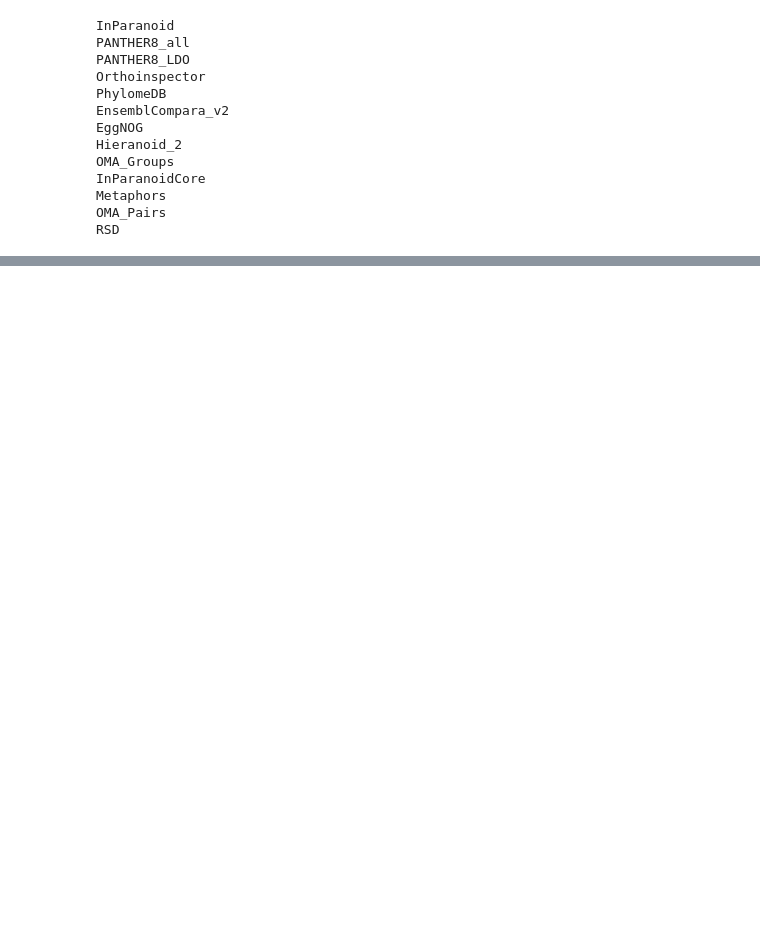
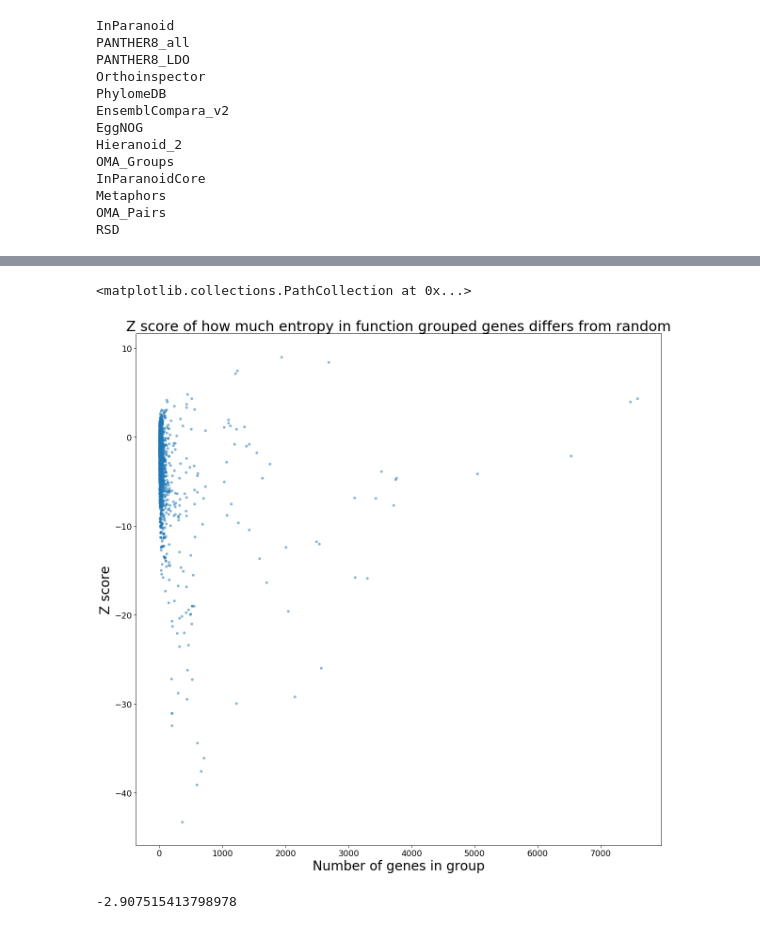
Before and after one commit to angwhen/geneage, a Jupyter notebook: Entropy among all datasets for each func group.ipynb, the cells around one changed output, grey strips where cells are left out. Cells and saved outputs as stored; diff of their text form; code cells hidden in the pictures; blank space fills up the shorter version.

```diff
--- a/Entropy among all datasets for each func group.ipynb
+++ b/Entropy among all datasets for each func group.ipynb
@@ -127,0 +144,29 @@ plt.show()
+# %%
+# make z score chart
+# X axis, number of genes in function
+# Y axis, Z score of comparing whether entropy of function grouped genes is different than that of
+# 100 random grouped genes of the same group size
+func_and_entropy_list = df[df["Type"]=="func_grouped"][['Entropy','function_name']].values.tolist()
+# %%
+flatten = lambda l: [item for sublist in l for item in sublist]
+num_genes_and_zscore_list = []
+num_genes_to_random_grouped_entropies_mean_std_dict = {}
+for entropy,func in func_and_entropy_list:
+    num_genes = function_to_num_app_genes_dict[func]
+    print (num_genes, entropy, func)
+    if  num_genes in num_genes_to_random_grouped_entropies_mean_std_dict :
+        mymean,mystd  = num_genes_to_random_grouped_entropies_mean_std_dict [num_genes]
+    else:
+        random_grouped_entropies_list = []
+        for i in range(0,100):
+            rand_genes = np.array(random.sample(usable_genes_list,num_genes))
+            rand_ages = flatten([gene_to_ages_list_dict[rand_gene] for rand_gene in rand_genes])
+            rand_ages_props = [num_of_rand_age/len(rand_ages) for num_of_rand_age in Counter(rand_ages).values()]
+            random_grouped_entropies_list.append(stats.entropy(rand_ages_props, base=2))
+
+        mystd = np.std(random_grouped_entropies_list)
+        mymean = np.mean(random_grouped_entropies_list)
+        num_genes_to_random_grouped_entropies_mean_std_dict[num_genes] = [mymean,mystd]
+
+    zscore = (entropy-mymean)/(mystd)
+    num_genes_and_zscore_list.append([num_genes,zscore])
@@ -127,0 +191,14 @@ plt.show()
+# %%
+num_genes_list = [el[0] for el in num_genes_and_zscore_list]# if el[0] < 1000]
+zscore_list = [el[1] for el in num_genes_and_zscore_list ]# if el[0] < 1000]
+plt.xlabel("Number of genes in group", fontsize=28)
+plt.ylabel("Z score", fontsize=28)
+plt.title("Z score of how much entropy in function grouped genes differs from random", fontsize=30)
+plt.scatter(num_genes_list, zscore_list, alpha = 0.5)
+# %% [output]
+<matplotlib.collections.PathCollection at 0x...>
+[figure, added]
+# %%
+np.mean(zscore_list )
+# %% [output]
+-2.907515413798978
```
Also changed, not shown: parts of 9 cells of this notebook.
